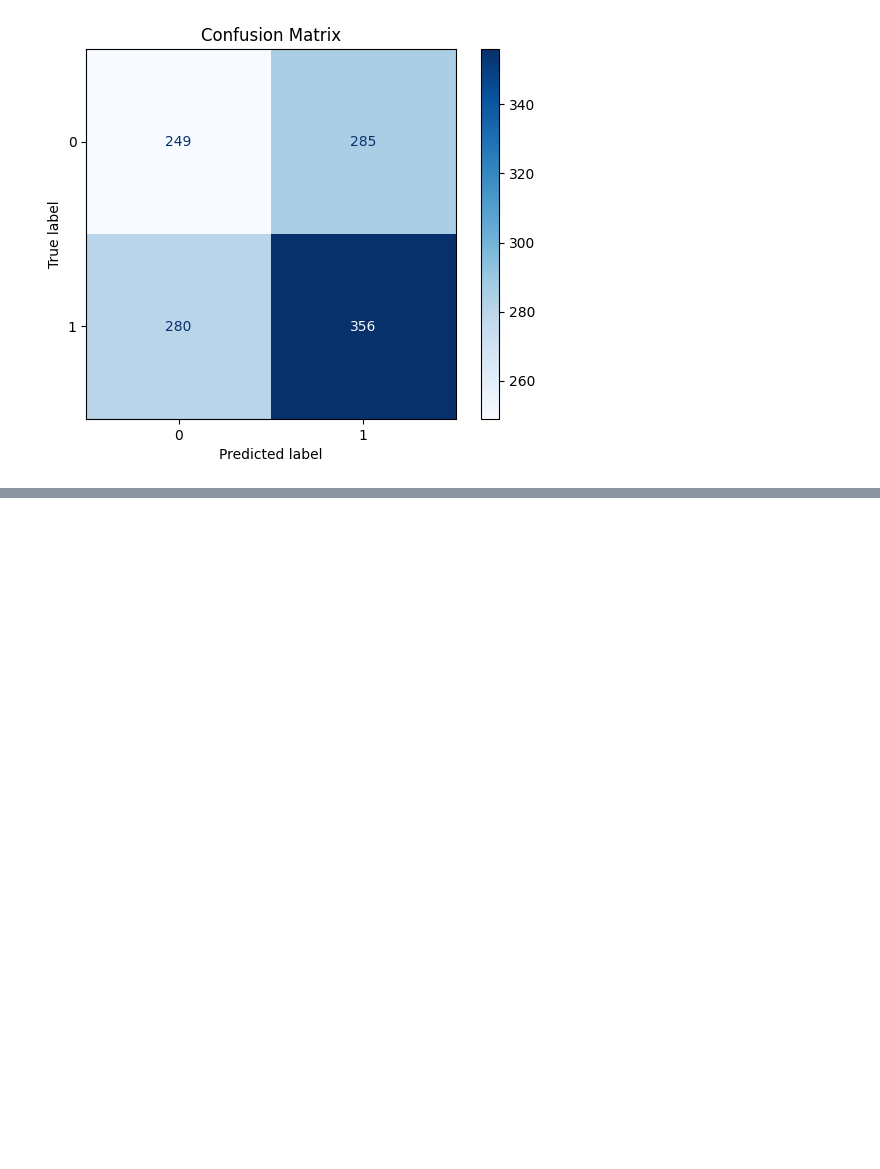
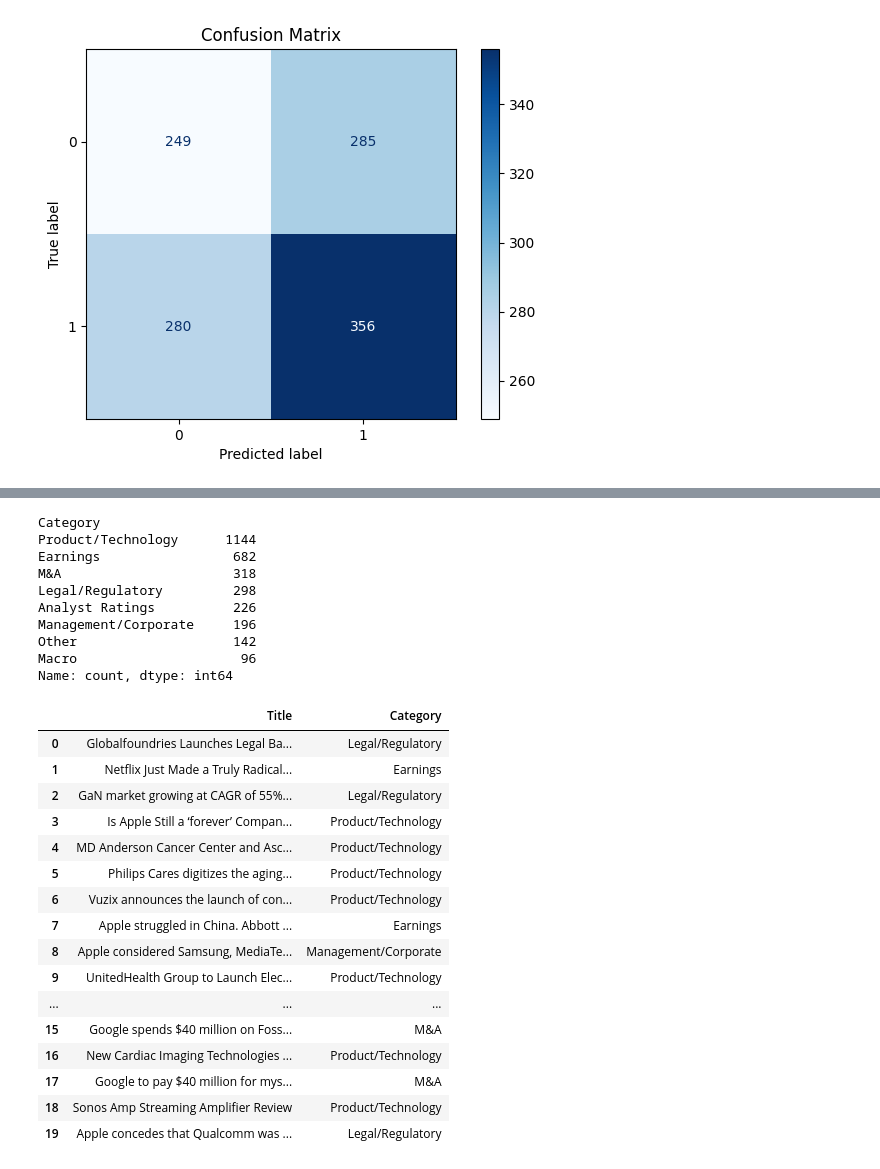
Before and after one commit to johnisaiah09/FinanceResearch-TCS-, a Jupyter notebook: Stock_Market_Research.ipynb, the cells around one changed output, grey strips where cells are left out. Saved outputs shown, nothing was run; the diff lists cells and outputs as text; code cells hidden in the pictures; blank space fills up the shorter version.

Commit message:
Apple News features were made

```diff
--- a/Stock_Market_Research.ipynb
+++ b/Stock_Market_Research.ipynb
@@ -557,3 +557,9 @@ files.download("AAPL_news_2019_2023.csv")
 Saved as AAPL_news_2019_2023.csv
 [interactive output not drawn]
 [interactive output not drawn]
+# %%
+#Loading Apple CSV
+apple_news_df = pd.read_csv("AAPL_news_2019_2023.csv", parse_dates=["Date"])
+apple_news_df["Date"] = pd.to_datetime(apple_news_df["Date"])
+print(apple_news_df.shape)
+apple_news_df.head()
@@ -559,0 +574,72 @@ Saved as AAPL_news_2019_2023.csv
+# %%
+#Categorizing Apple Financial News
+def categorize_news(row):
+  text = (str(row["Title"]) + "" + str(row["Summary"])).lower()
+
+  #Earnings / Financial Results
+  if any(word in text for word in ["earnings","revenue","profit","quarter", "financial results", "eps", "income", "sales","quarter results", "quarterly results", "eps"]):
+    return "Earnings"
+
+  #Legal / Regulatory
+  elif any(word in text for word in["lawsuit","court", "regulation","government","antitrust","fine","investigation","legal"]):
+    return "Legal/Regulatory"
+
+  #Mergers & Acquisitions
+  elif any(word in text for word in ["acquisition","acquire","merger","buyout","deal","partnership"]):
+    return "M&A"
+
+  #Analyst Ratings
+  elif any(word in text for word in ["analyst", "upgrade", "downgrade", "price target", "rating", "wall street"]):
+    return "Analyst Ratings"
+
+  #Management / Corporate
+  elif any(word in text for word in ["ceo", "executive", "leadership", "board", "resign", "appointment"]):
+    return "Management/Corporate"
+
+  #Product / Technology
+  elif any(word in text for word in["iphone", "ipad", "mac", "apple watch", "launch", "release", "product", "technology","software", "ai"]):
+    return "Product/Technology"
+
+  #Macro / Market
+  elif any(word in text for word in ["inflation","interest rate","fed","economy","market","recession"]):
+    return "Macro"
+
+  else:
+    return "Other"
+
+#Apply categories
+apple_news_df["Category"] = apple_news_df.apply(categorize_news, axis=1)
+
+#Check category distribution
+print(apple_news_df["Category"].value_counts())
+
+#View examples
+apple_news_df[["Title","Category"]].head(20)
+# %% [output]
+Category
+Product/Technology      1144
+Earnings                 682
+M&A                      318
+Legal/Regulatory         298
+Analyst Ratings          226
+Management/Corporate     196
+Other                    142
+Macro                     96
+Name: count, dtype: int64
+|  | Title | Category |
+| 0 | Globalfoundries Launches Legal Ba... | Legal/Regulatory |
+| 1 | Netflix Just Made a Truly Radical... | Earnings |
+| 2 | GaN market growing at CAGR of 55%... | Legal/Regulatory |
+| 3 | Is Apple Still a ‘forever’ Compan... | Product/Technology |
+| 4 | MD Anderson Cancer Center and Asc... | Product/Technology |
+| 5 | Philips Cares digitizes the aging... | Product/Technology |
+| 6 | Vuzix announces the launch of con... | Product/Technology |
+| 7 | Apple struggled in China. Abbott ... | Earnings |
+| 8 | Apple considered Samsung, MediaTe... | Management/Corporate |
+| 9 | UnitedHealth Group to Launch Elec... | Product/Technology |
+| ... | ... | ... |
+| 15 | Google spends $40 million on Foss... | M&A |
+| 16 | New Cardiac Imaging Technologies ... | Product/Technology |
+| 17 | Google to pay $40 million for mys... | M&A |
+| 18 | Sonos Amp Streaming Amplifier Review | Product/Technology |
+| 19 | Apple concedes that Qualcomm was ... | Legal/Regulatory |
```
Also changed, not shown: parts of 3 cells of this notebook.
